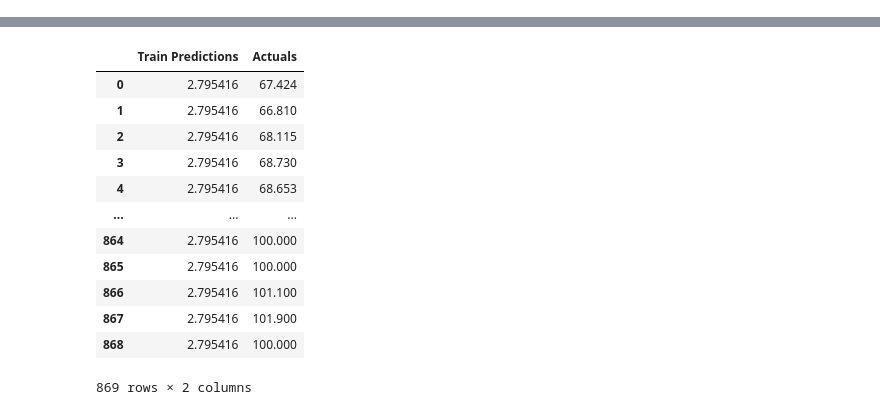
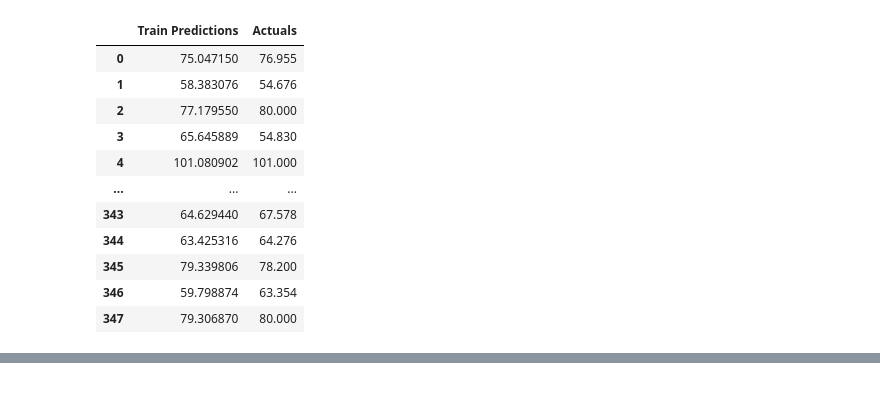
Before and after one commit to Kimthanh11/DataScraping, a Jupyter notebook: final/predictions.ipynb, the cells around one changed output, grey strips where cells are left out. Saved outputs shown, nothing was run; the diff lists cells and outputs as text; code cells hidden in the pictures.

```diff
--- a/final/predictions.ipynb
+++ b/final/predictions.ipynb
@@ -153,5 +76,16 @@ Epoch 1000/1000
 # %%
-train_predictions = model1.predict(X_train1).flatten()
-train_results = pd.DataFrame(data={'Train Predictions':train_predictions, 'Actuals':y_train1})
+train_results = pd.DataFrame(data={'Train Predictions':Y_pred_1d, 'Actuals':Y_test_1d})
 train_results
 # %% [output]
+|  | Train Predictions | Actuals |
+| 0 | 75.047150 | 76.955 |
+| 1 | 58.383076 | 54.676 |
+| 2 | 77.179550 | 80.000 |
+| 3 | 65.645889 | 54.830 |
+| 4 | 101.080902 | 101.000 |
+| ... | ... | ... |
+| 343 | 64.629440 | 67.578 |
+| 344 | 63.425316 | 64.276 |
+| 345 | 79.339806 | 78.200 |
+| 346 | 59.798874 | 63.354 |
+| 347 | 79.306870 | 80.000 |
@@ -159,13 +92,0 @@ train_results
-|  | Train Predictions | Actuals |
-| 0 | 2.795416 | 67.424 |
-| 1 | 2.795416 | 66.810 |
-| 2 | 2.795416 | 68.115 |
-| 3 | 2.795416 | 68.730 |
-| 4 | 2.795416 | 68.653 |
-| ... | ... | ... |
-| 864 | 2.795416 | 100.000 |
-| 865 | 2.795416 | 100.000 |
-| 866 | 2.795416 | 101.100 |
-| 867 | 2.795416 | 101.900 |
-| 868 | 2.795416 | 100.000 |
-869 rows × 2 columns
```
Also changed, not shown: parts of 29 cells of this notebook.
